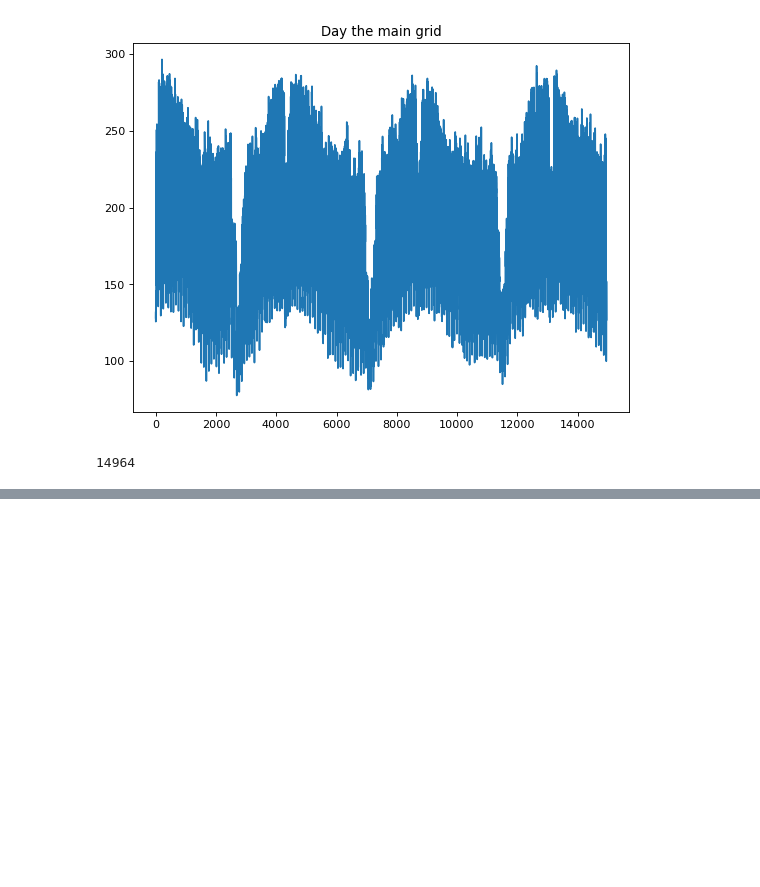
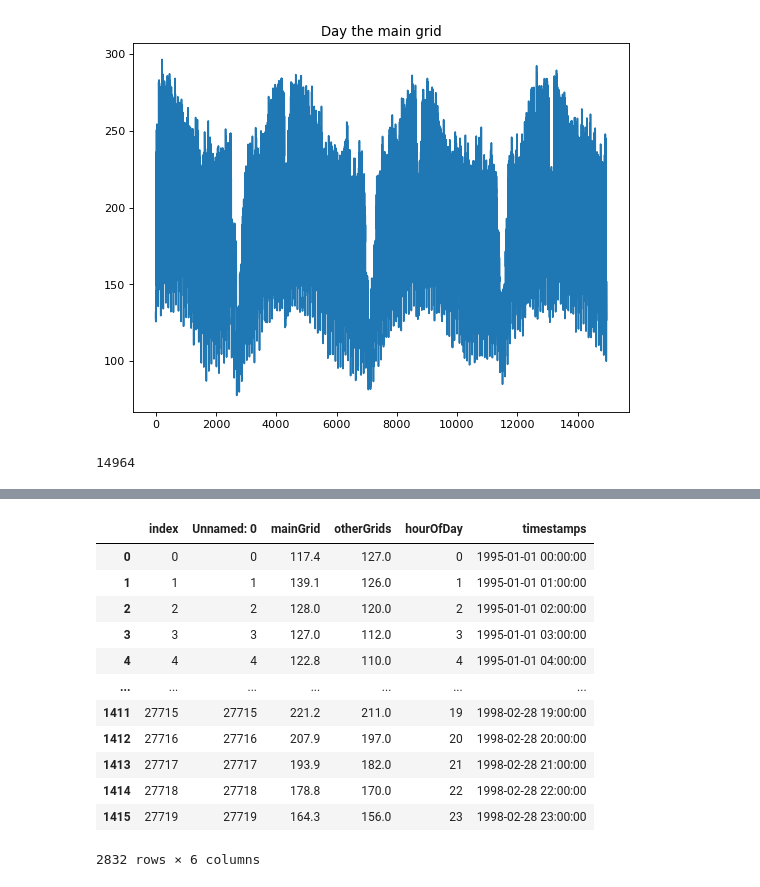
Before and after one commit to as-cal8/KDDM2-2022, a Jupyter notebook: Notebook_timeseries.ipynb, the cells around one changed output, grey strips where cells are left out. Drawn from its saved outputs; the diff is of its cells as text; code cells hidden in the pictures; blank space fills up the shorter version.

```diff
--- a/Notebook_timeseries.ipynb
+++ b/Notebook_timeseries.ipynb
@@ -286,0 +312,22 @@ plt.show()
+# %%
+df_winter = df_year1[:1416]
+df_winter.append(df_year1[8016:8759])
+df_winter.append(df_year2[:1416])
+df_winter.append(df_year2[8040:8783])
+df_winter.append(df_year3[:1416])
+df_winter.append(df_year3[8016:8759])
+df_winter.append(df_year4[:1416])
+# %% [output]
+|  | index | Unnamed: 0 | mainGrid | otherGrids | hourOfDay | timestamps |
+| 0 | 0 | 0 | 117.4 | 127.0 | 0 | 1995-01-01 00:00:00 |
+| 1 | 1 | 1 | 139.1 | 126.0 | 1 | 1995-01-01 01:00:00 |
+| 2 | 2 | 2 | 128.0 | 120.0 | 2 | 1995-01-01 02:00:00 |
+| 3 | 3 | 3 | 127.0 | 112.0 | 3 | 1995-01-01 03:00:00 |
+| 4 | 4 | 4 | 122.8 | 110.0 | 4 | 1995-01-01 04:00:00 |
+| ... | ... | ... | ... | ... | ... | ... |
+| 1411 | 27715 | 27715 | 221.2 | 211.0 | 19 | 1998-02-28 19:00:00 |
+| 1412 | 27716 | 27716 | 207.9 | 197.0 | 20 | 1998-02-28 20:00:00 |
+| 1413 | 27717 | 27717 | 193.9 | 182.0 | 21 | 1998-02-28 21:00:00 |
+| 1414 | 27718 | 27718 | 178.8 | 170.0 | 22 | 1998-02-28 22:00:00 |
+| 1415 | 27719 | 27719 | 164.3 | 156.0 | 23 | 1998-02-28 23:00:00 |
+2832 rows × 6 columns
```
Also changed, not shown: parts of 26 cells of this notebook.
